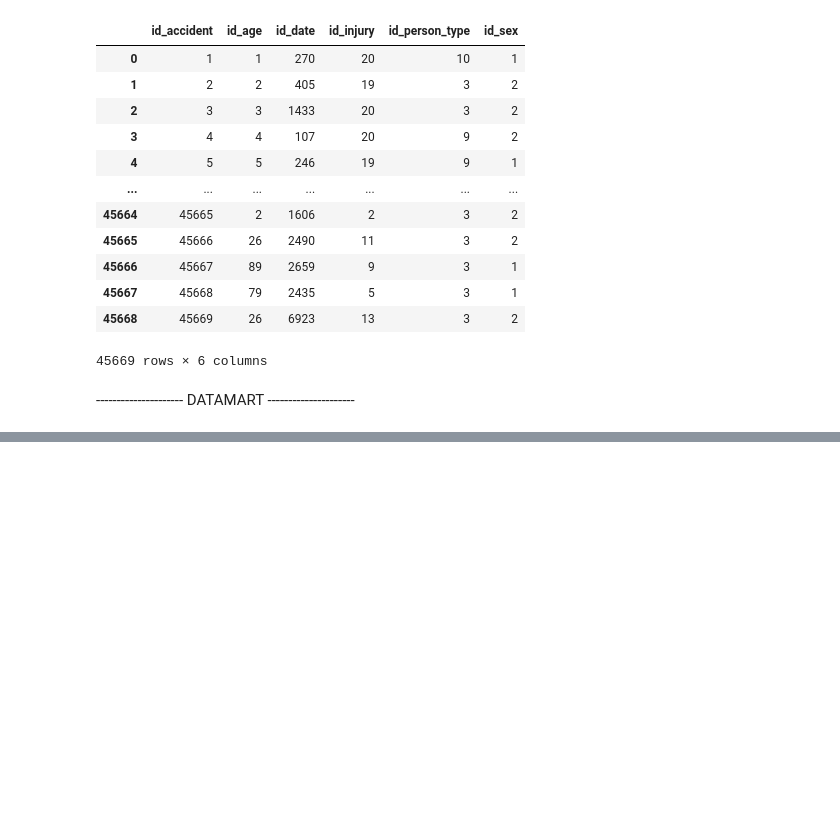
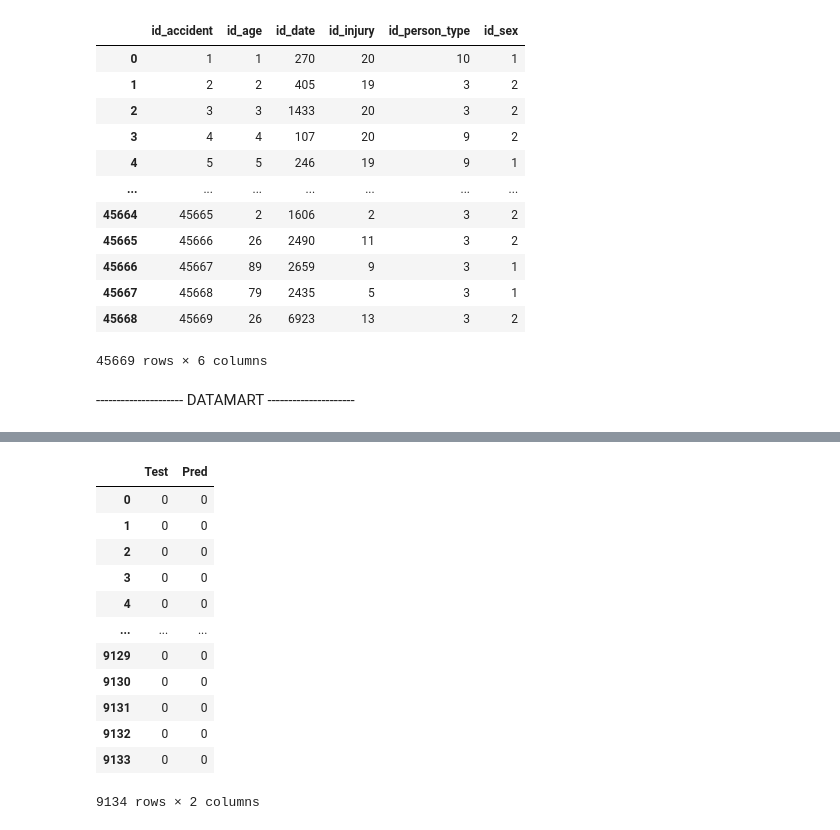
Before and after one commit to FabricioZAGA/data-mining-final-test, a Jupyter notebook: zgaf_data_mining_final.ipynb, the cells around one changed output, grey strips where cells are left out. Saved outputs shown, nothing was run; the diff lists cells and outputs as text; code cells hidden in the pictures; blank space fills up the shorter version.

```diff
--- a/zgaf_data_mining_final.ipynb
+++ b/zgaf_data_mining_final.ipynb
@@ -268,0 +329,21 @@ cur.close()
+# %%
+comp_t = pd.DataFrame({'Test': y_test})
+comp_t.reindex(method='bfill')
+comp_t.index = range(comp_t.shape[0])
+comp_p = pd.DataFrame({'Pred': y_pred})
+comp = pd.merge(comp_t,comp_p,left_index=True, right_index=True)
+comp
+# %% [output]
+|  | Test | Pred |
+| 0 | 0 | 0 |
+| 1 | 0 | 0 |
+| 2 | 0 | 0 |
+| 3 | 0 | 0 |
+| 4 | 0 | 0 |
+| ... | ... | ... |
+| 9129 | 0 | 0 |
+| 9130 | 0 | 0 |
+| 9131 | 0 | 0 |
+| 9132 | 0 | 0 |
+| 9133 | 0 | 0 |
+9134 rows × 2 columns
```
Also changed, not shown: parts of 15 cells of this notebook, 1 other file.
